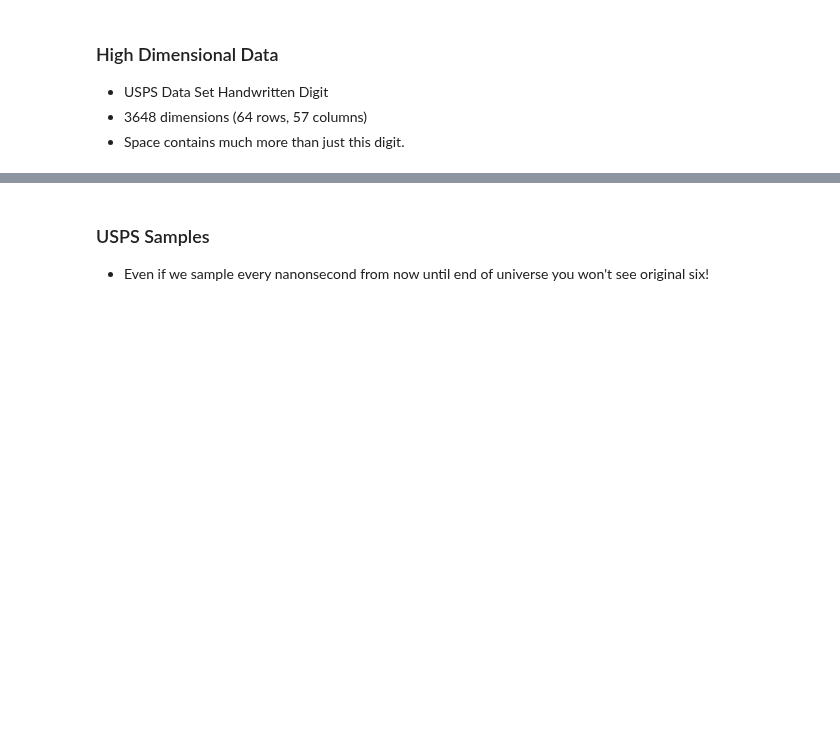
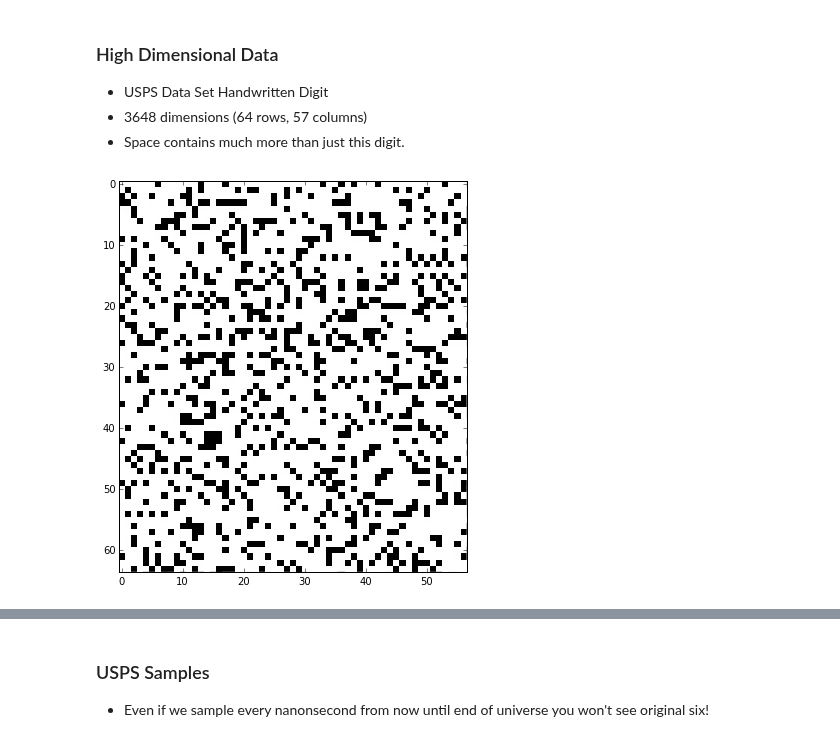
Before and after one commit to lawrennd/mlai2015, a Jupyter notebook: w8_unsupervisedLearning.ipynb, the cells around one changed output, grey strips where cells are left out. Drawn from its saved outputs; the diff is of its cells as text; code cells hidden in the pictures; blank space fills up the shorter version.

```diff
--- a/w8_unsupervisedLearning.ipynb
+++ b/w8_unsupervisedLearning.ipynb
@@ -139,3 +171,18 @@ Update each centre by setting to the mean of the allocated points.
 * USPS Data Set Handwritten Digit
 * 3648 dimensions (64 rows, 57 columns)
 * Space contains much more than just this digit.
+# %%
+fig, ax = plt.subplots(figsize=(7,7))
+
+six_image = mlai.load_pgm('br1561_6.3.pgm', directory ='./diagrams')
+rows = six_image.shape[0]
+col = six_image.shape[1]
+
+ax.imshow(six_image,interpolation='none').set_cmap('gray')
+plt.savefig('./diagrams/dem_six0.png')
+for i in range(3):
+    rand_image = np.random.rand(rows, col)<((six_image>0).sum()/float(rows*col))
+    ax.imshow(rand_image,interpolation='none').set_cmap('gray')
+    plt.savefig('./diagrams/dem_six' + str(i+1) + '.png')
+# %% [output]
+[figure, added]
```
Also changed, not shown: parts of 8 cells of this notebook, 2 other files.
